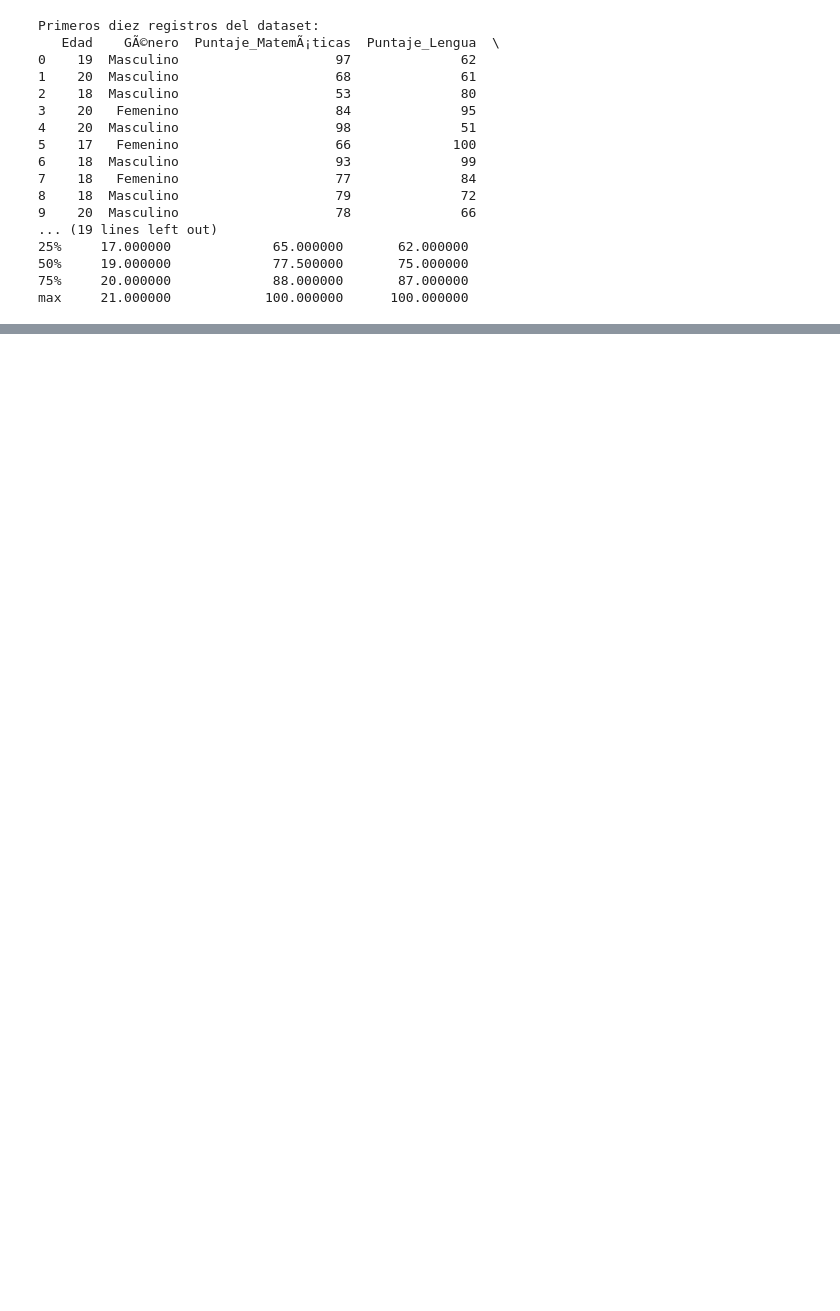
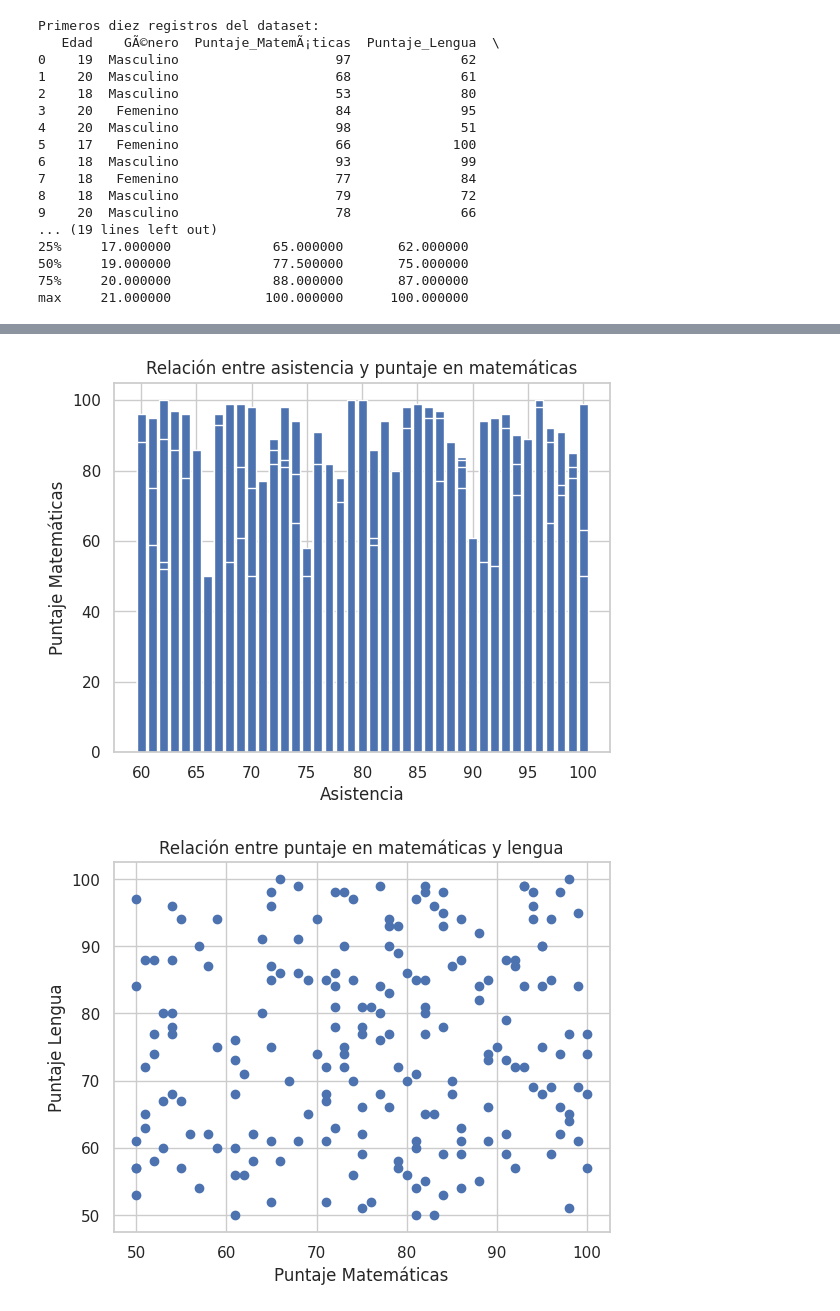
Before and after one commit to LosDatalovers/LosDatalovers, a Jupyter notebook: Proyecto_integrador_Analisis_academicos.ipynb, the cells around one changed output, grey strips where cells are left out. Saved outputs shown, nothing was run; the diff lists cells and outputs as text; code cells hidden in the pictures; blank space fills up the shorter version.

```diff
--- a/Proyecto_integrador_Analisis_academicos.ipynb
+++ b/Proyecto_integrador_Analisis_academicos.ipynb
@@ -78,3 +96,6 @@ Primeros diez registros del dataset:
 50%     19.000000             77.500000       75.000000
 75%     20.000000             88.000000       87.000000
 max     21.000000            100.000000      100.000000
+# %%
+print("Datos originales:\n", df)
+df = df.rename(columns={'Asistencia;;;;;Edad;Genero;Puntaje matematicas;Puntaje Lengua;Asistencia': 'Asistencia'})
@@ -80,0 +120,8 @@ max     21.000000            100.000000      100.000000
+# %%
+df['Asistencia'] = df['Asistencia'].str.extract('(\d+);;;;;').astype(int)
+# %%
+df = df.rename(columns={'GÃ©nero': 'Género'})
+df = df.rename(columns={'Puntaje_MatemÃ¡ticas': 'Puntaje Matemáticas'})
+df = df.rename(columns={'Puntaje_Lengua': 'Puntaje Lengua'})
+
+print("Datos originales:\n", df)
@@ -80,0 +144,28 @@ max     21.000000            100.000000      100.000000
+# %%
+# prompt: graficos distintos
+
+import matplotlib.pyplot as plt
+
+# Gráfico de barras de la asistencia
+plt.bar(df['Asistencia'], df['Puntaje Matemáticas'])
+plt.xlabel("Asistencia")
+plt.ylabel("Puntaje Matemáticas")
+plt.title("Relación entre asistencia y puntaje en matemáticas")
+plt.show()
+
+# Gráfico de dispersión de puntaje en matemáticas y lengua
+plt.scatter(df['Puntaje Matemáticas'], df['Puntaje Lengua'])
+plt.xlabel("Puntaje Matemáticas")
+plt.ylabel("Puntaje Lengua")
+plt.title("Relación entre puntaje en matemáticas y lengua")
+plt.show()
+
+# Histograma de la edad
+plt.hist(df['Edad'])
+plt.xlabel("Edad")
+plt.ylabel("Frecuencia")
+plt.title("Distribución de la edad")
+plt.show()
+# %% [output]
+[figure, added]
+[figure, added]
```
Also changed, not shown: parts of 8 cells of this notebook.
